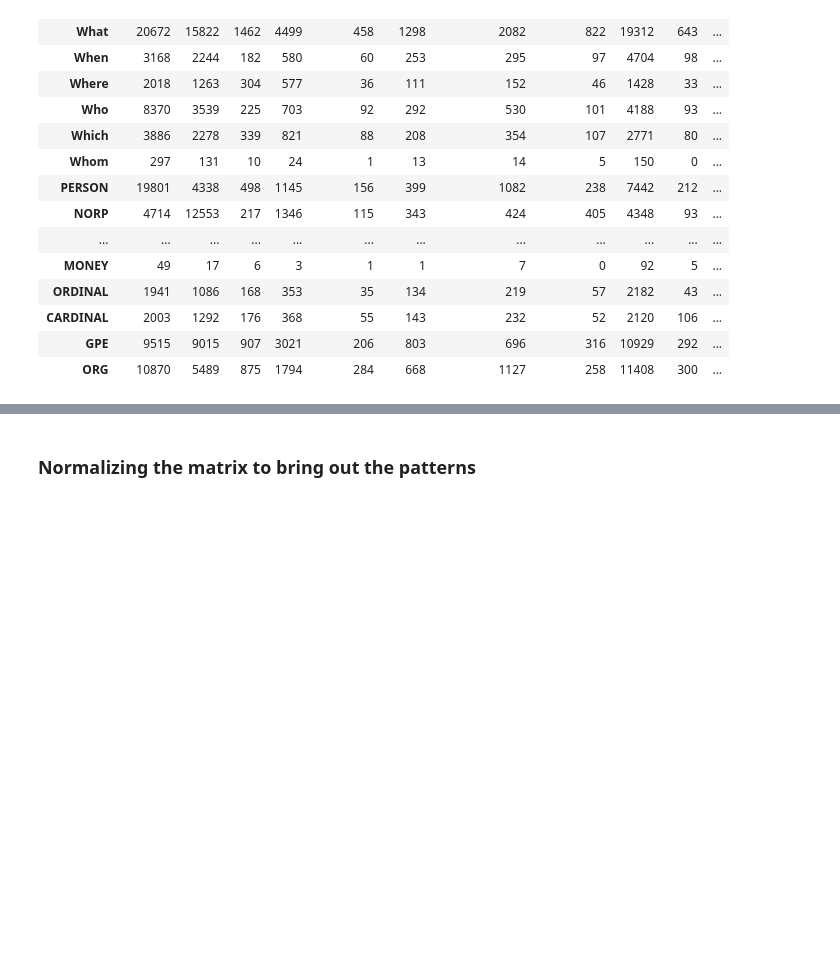
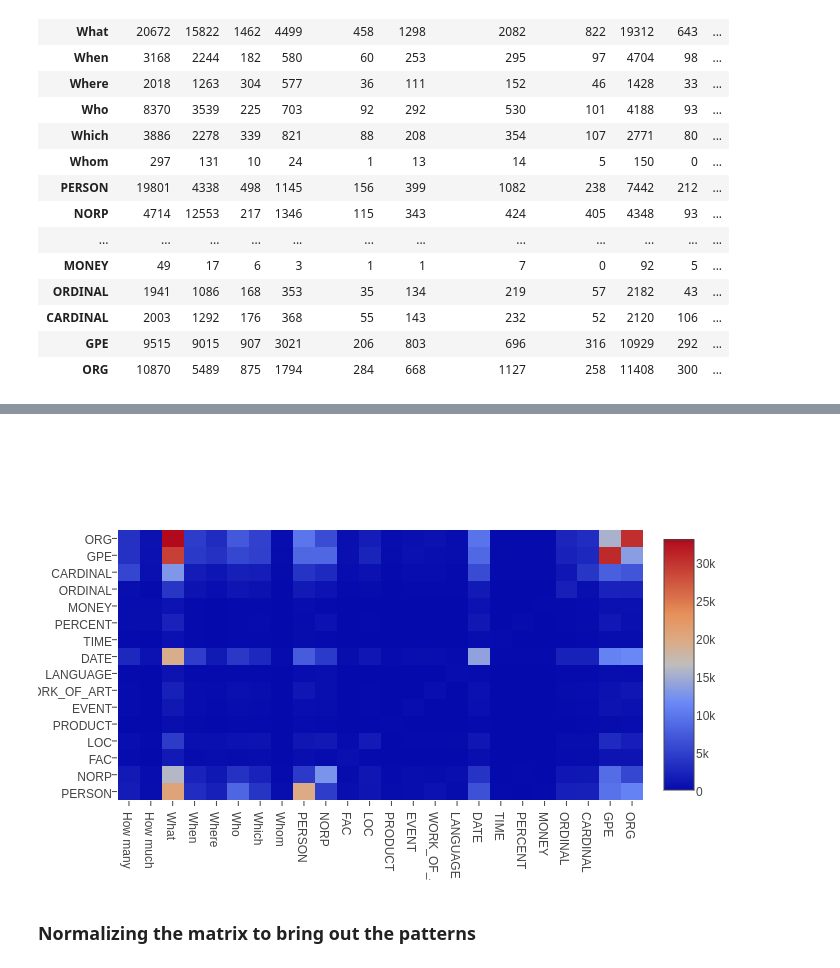
Before and after one commit to aleenaraj/SQuAD_PROJECT-1, a Jupyter notebook: WMD_for_Q&A_pair.ipynb, the cells around one changed output, grey strips where cells are left out. Cells and saved outputs as stored; diff of their text form; code cells hidden in the pictures; blank space fills up the shorter version.

```diff
--- a/WMD_for_Q&A_pair.ipynb
+++ b/WMD_for_Q&A_pair.ipynb
@@ -288,6 +292,11 @@ data=[trace]
 py.iplot(data)
 # %% [output]
 [interactive output not drawn]
+# %%
+from IPython.display import Image
+Image(filename='co_occ_heatmap.png')
+# %% [output]
+[figure, added]
 # %% [markdown]
 ### Normalizing the matrix to bring out the patterns
 # %%
```
Also changed, not shown: parts of 61 cells of this notebook.
